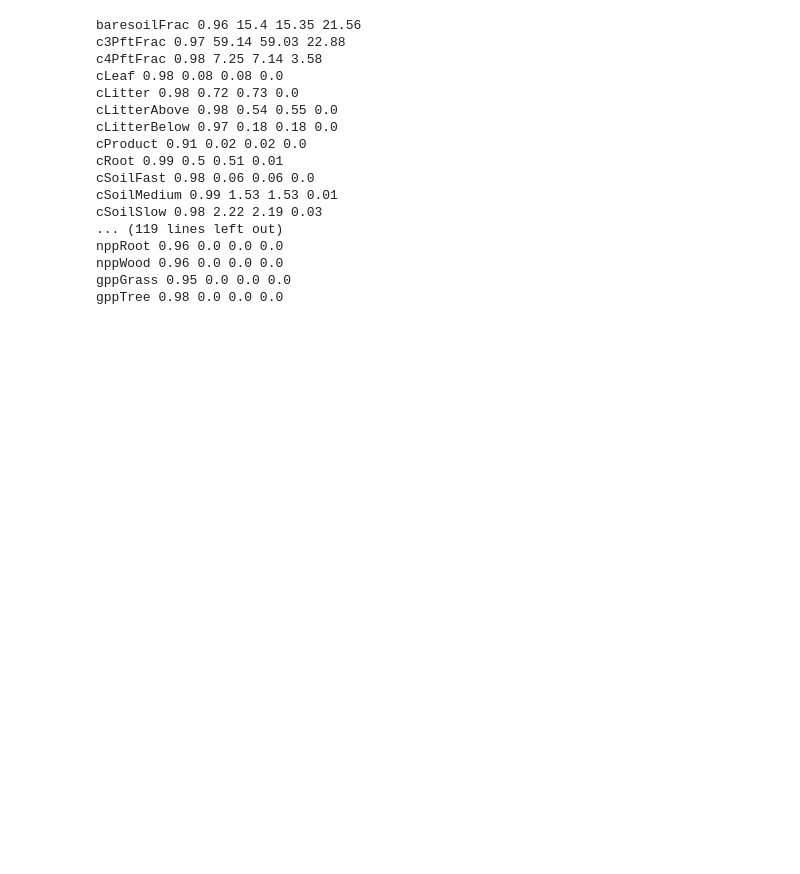
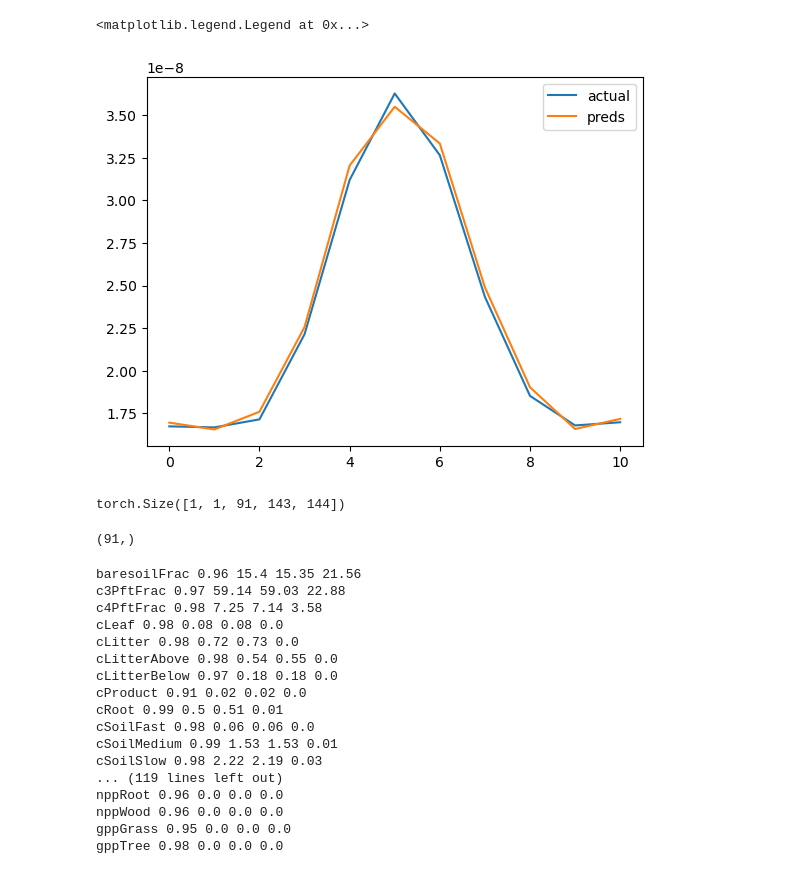
Before and after one commit to grahamclyne/ipsl_dcpp, a Jupyter notebook: ipsl_dcpp/evaluation/Untitled2.ipynb, the cells around one changed output. Drawn from its saved outputs; the diff is of its cells as text; code cells hidden in the pictures; blank space fills up the shorter version.

```diff
--- a/ipsl_dcpp/evaluation/Untitled2.ipynb
+++ b/ipsl_dcpp/evaluation/Untitled2.ipynb
@@ -45,0 +67,5 @@ RuntimeError: The expanded size of the tensor (91) must match the existing size
+# %%
+def acc(x, y, coeffs, dims=(-2, -1)):
+   norm = (x*x).mul(coeffs).mean(dims)**.5
+   mean_acc = (x*y).mul(coeffs).mean(dims) / norm / (y*y).mul(coeffs).mean(dims)**.5
+   return mean_acc
@@ -45,0 +76,10 @@ RuntimeError: The expanded size of the tensor (91) must match the existing size
+# %%
+accs = []
+lat_coeffs_equi = torch.tensor([torch.cos(x) for x in torch.arange(-torch.pi/2, torch.pi/2, torch.pi/143)])
+lat_coeffs_equi =  (lat_coeffs_equi/lat_coeffs_equi.mean())[None, None, None, :, None]
+
+for i in range(12):
+    preds = output[i][0]['next_state_surface']*test.surface_delta_stds + output[i][1]['state_surface']
+    batch = output[i][1]['next_state_surface']*test.surface_delta_stds + output[i][1]['state_surface']
+    mean_acc = acc(preds,batch,lat_coeffs_equi)
+    accs.append(mean_acc)
@@ -45,0 +96,8 @@ RuntimeError: The expanded size of the tensor (91) must match the existing size
+# %%
+preds = []
+actuals = []
+for i in range(0,11):
+    print(i)
+    denormed_preds,denormed_batch = test.denormalize(output[i][0],output[i][1])
+    preds.append(np.nanmean(denormed_preds['next_state_surface'].squeeze()[89]))
+    actuals.append(np.nanmean(denormed_batch['next_state_surface'].squeeze()[89]))
@@ -45,0 +116,12 @@ RuntimeError: The expanded size of the tensor (91) must match the existing size
+# %%
+import matplotlib.pyplot as plt
+plt.plot(actuals,label='actual')
+plt.plot(preds,label='preds')
+plt.legend()
+# %% [output]
+<matplotlib.legend.Legend at 0x...>
+[figure, added]
+# %%
+output[i][1]['next_state_surface'].squeeze()
+# %% [output]
+torch.Size([1, 1, 91, 143, 144])
@@ -53,6 +137,11 @@ lat_coeffs_equi =  (lat_coeffs_equi/lat_coeffs_equi.mean())[None, None, None, :,
 mse_surface = mse_surface.mul(lat_coeffs_equi)
 # %%
 means = mse_surface.squeeze().mean((1,2))
+# %%
+import numpy as np
+np.load('../data/surface_means.npy').shape
+# %% [output]
+(91,)
 # %%
 for var_index in range(len(surface_variables)):
     var_name = surface_variables[var_index]
```
Also changed, not shown: parts of 10 cells of this notebook, 26 other files.
